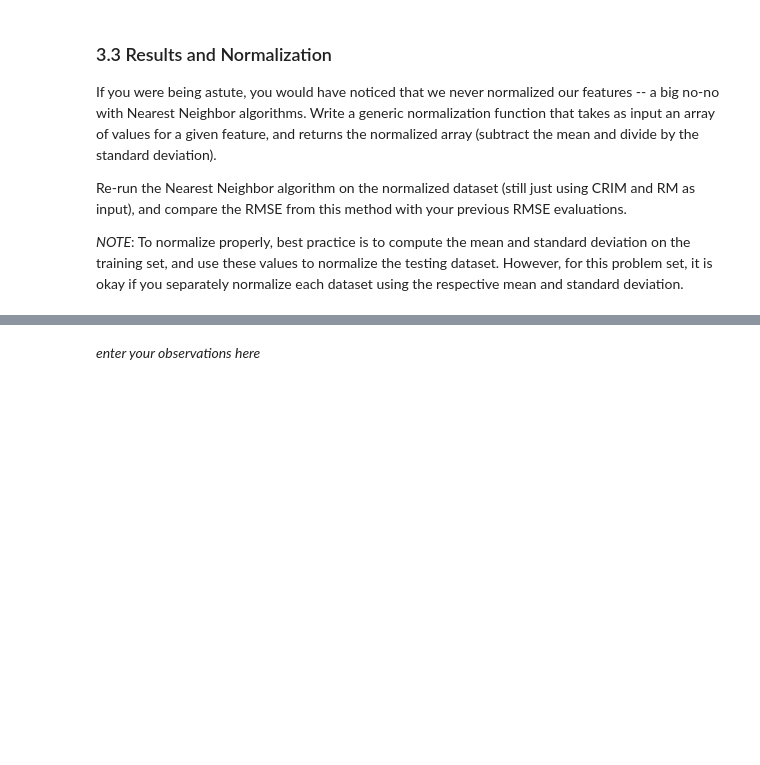
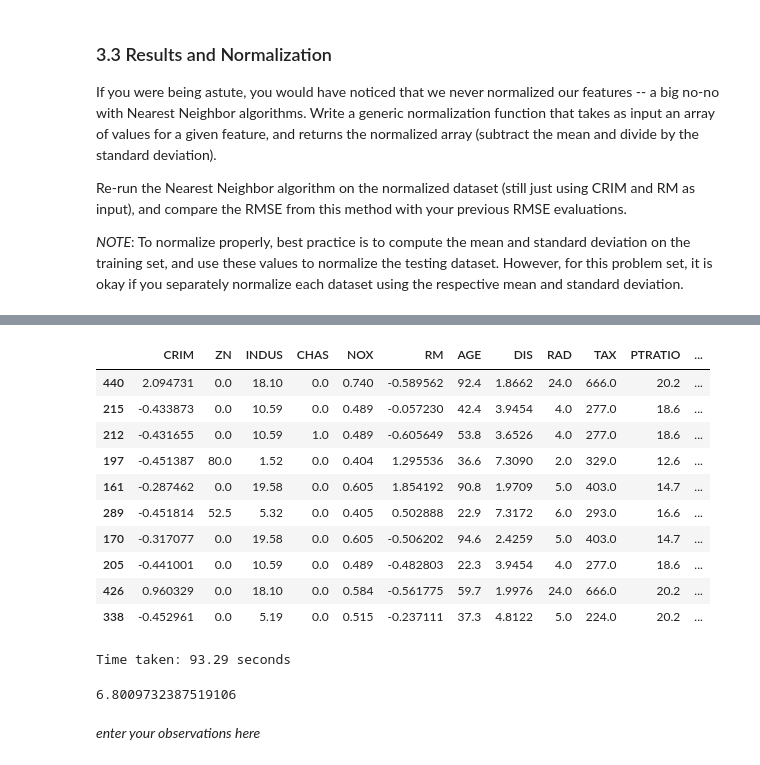
Before and after one commit to victoriajuan/371_Core_Methods_In_Data_Science, a Jupyter notebook: assignment/problem_set_3/INFO371-PS3.ipynb, the cells around one changed output, grey strips where cells are left out. Saved outputs shown, nothing was run; the diff lists cells and outputs as text; code cells hidden in the pictures; blank space fills up the shorter version.

```diff
--- a/assignment/problem_set_3/INFO371-PS3.ipynb
+++ b/assignment/problem_set_3/INFO371-PS3.ipynb
@@ -337,3 +408,22 @@ def normalize(raw_data):
+# %%
+bdata_test.head(10)
+# %% [output]
+|  | CRIM | ZN | INDUS | CHAS | NOX | RM | AGE | DIS | RAD | TAX | PTRATIO | ... |
+| 440 | 2.094731 | 0.0 | 18.10 | 0.0 | 0.740 | -0.589562 | 92.4 | 1.8662 | 24.0 | 666.0 | 20.2 | ... |
+| 215 | -0.433873 | 0.0 | 10.59 | 0.0 | 0.489 | -0.057230 | 42.4 | 3.9454 | 4.0 | 277.0 | 18.6 | ... |
+| 212 | -0.431655 | 0.0 | 10.59 | 1.0 | 0.489 | -0.605649 | 53.8 | 3.6526 | 4.0 | 277.0 | 18.6 | ... |
+| 197 | -0.451387 | 80.0 | 1.52 | 0.0 | 0.404 | 1.295536 | 36.6 | 7.3090 | 2.0 | 329.0 | 12.6 | ... |
+| 161 | -0.287462 | 0.0 | 19.58 | 0.0 | 0.605 | 1.854192 | 90.8 | 1.9709 | 5.0 | 403.0 | 14.7 | ... |
+| 289 | -0.451814 | 52.5 | 5.32 | 0.0 | 0.405 | 0.502888 | 22.9 | 7.3172 | 6.0 | 293.0 | 16.6 | ... |
+| 170 | -0.317077 | 0.0 | 19.58 | 0.0 | 0.605 | -0.506202 | 94.6 | 2.4259 | 5.0 | 403.0 | 14.7 | ... |
+| 205 | -0.441001 | 0.0 | 10.59 | 0.0 | 0.489 | -0.482803 | 22.3 | 3.9454 | 4.0 | 277.0 | 18.6 | ... |
+| 426 | 0.960329 | 0.0 | 18.10 | 0.0 | 0.584 | -0.561775 | 59.7 | 1.9976 | 24.0 | 666.0 | 20.2 | ... |
+| 338 | -0.452961 | 0.0 | 5.19 | 0.0 | 0.515 | -0.237111 | 37.3 | 4.8122 | 5.0 | 224.0 | 20.2 | ... |
+# %%
+nneighbor(bdata_train, bdata_test, "CRIM", "RM", 2)
+# %% [output]
+Time taken: 93.29 seconds
+6.8009732387519106
 # %% [markdown]
 *enter your observations here*
 # %% [markdown]
```
Also changed, not shown: parts of 13 cells of this notebook, 1 other file.
